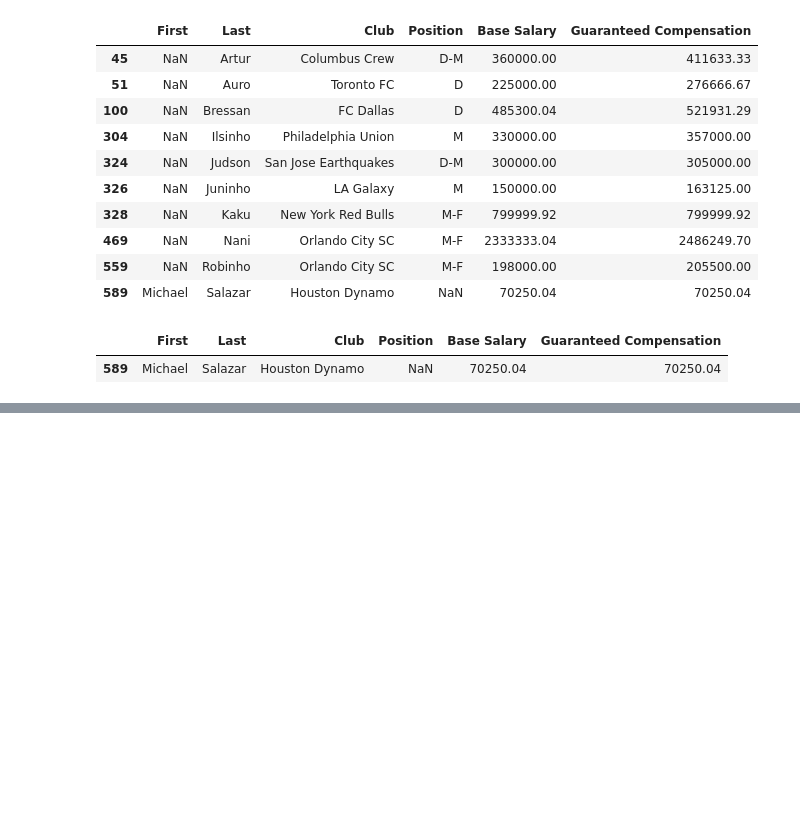
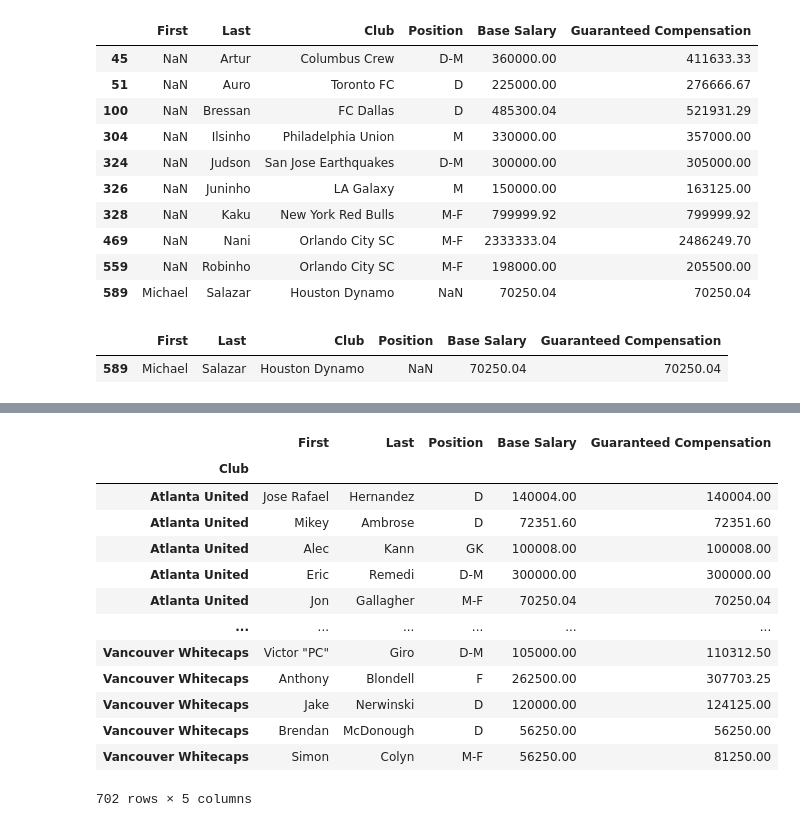
Before and after one commit to dgustave/ETL-Challenge, a Jupyter notebook: mls-data-asmvm/mls_salary.ipynb, the cells around one changed output, grey strips where cells are left out. Drawn from its saved outputs; the diff is of its cells as text; code cells hidden in the pictures; blank space fills up the shorter version.

```diff
--- a/mls-data-asmvm/mls_salary.ipynb
+++ b/mls-data-asmvm/mls_salary.ipynb
@@ -145,0 +165,18 @@ df.loc[(df["Last"] == "Salazar")]
+# %%
+final_roster = roster.sort_index()
+final_roster
+# %% [output]
+|  | First | Last | Position | Base Salary | Guaranteed Compensation |
+| Club |  |  |  |  |  |
+| Atlanta United | Jose Rafael | Hernandez | D | 140004.00 | 140004.00 |
+| Atlanta United | Mikey | Ambrose | D | 72351.60 | 72351.60 |
+| Atlanta United | Alec | Kann | GK | 100008.00 | 100008.00 |
+| Atlanta United | Eric | Remedi | D-M | 300000.00 | 300000.00 |
+| Atlanta United | Jon | Gallagher | M-F | 70250.04 | 70250.04 |
+| ... | ... | ... | ... | ... | ... |
+| Vancouver Whitecaps | Victor "PC" | Giro | D-M | 105000.00 | 110312.50 |
+| Vancouver Whitecaps | Anthony | Blondell | F | 262500.00 | 307703.25 |
+| Vancouver Whitecaps | Jake | Nerwinski | D | 120000.00 | 124125.00 |
+| Vancouver Whitecaps | Brendan | McDonough | D | 56250.00 | 56250.00 |
+| Vancouver Whitecaps | Simon | Colyn | M-F | 56250.00 | 81250.00 |
+702 rows × 5 columns
```
Also changed, not shown: parts of 2 cells of this notebook.
